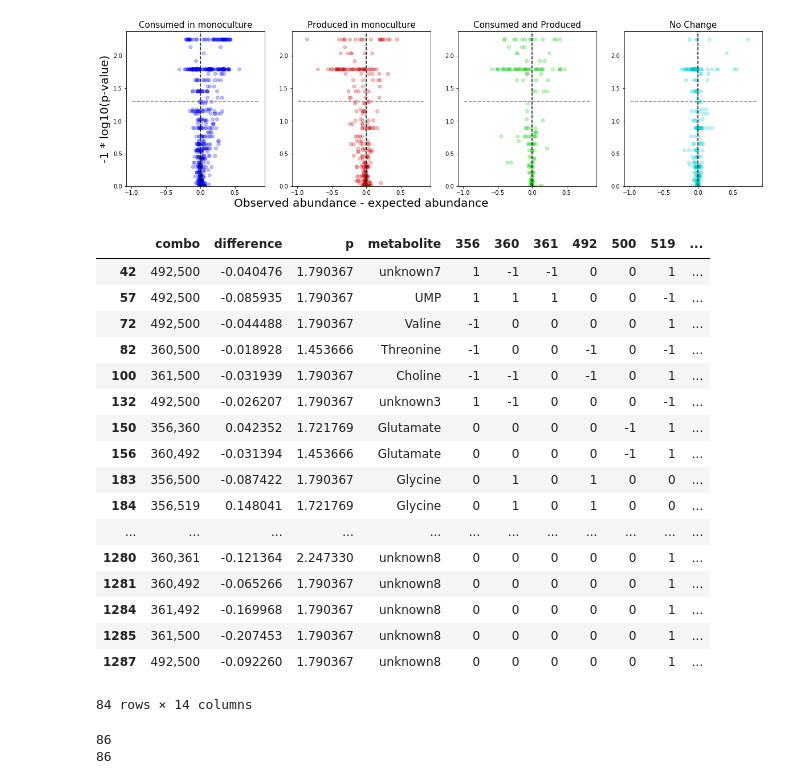
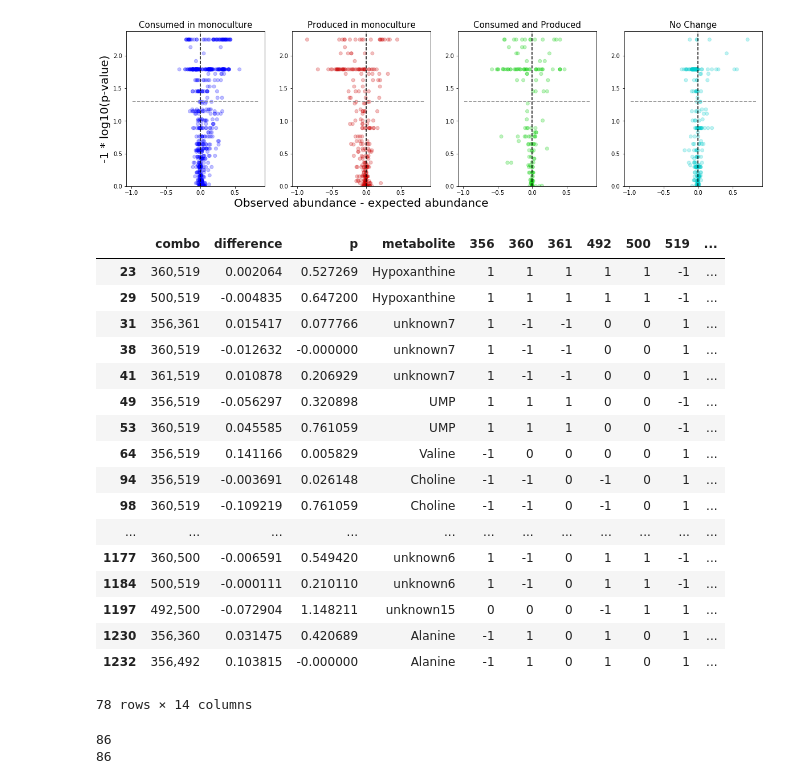
Before and after one commit to gregmedlock/asf_interactions, a Jupyter notebook: bin/CRAM_triangles_volcanoes.ipynb, the cells around one changed output. Cells and saved outputs as stored; diff of their text form; code cells hidden in the pictures.

```diff
--- a/bin/CRAM_triangles_volcanoes.ipynb
+++ b/bin/CRAM_triangles_volcanoes.ipynb
@@ -461,25 +462,25 @@ Plotting all combinations
 1290
 [figure]
 # %%
-summary_frame.loc[(summary_frame['change_code'] == 'no_change') & (summary_frame['p'] > 1.3)]
+summary_frame.loc[(summary_frame['change_code'] == 'consumed_and_produced') & (summary_frame['p'] < 1.3)]
 # %% [output]
 |  | combo | difference | p | metabolite | 356 | 360 | 361 | 492 | 500 | 519 | ... |
-| 42 | 492,500 | -0.040476 | 1.790367 | unknown7 | 1 | -1 | -1 | 0 | 0 | 1 | ... |
-| 57 | 492,500 | -0.085935 | 1.790367 | UMP | 1 | 1 | 1 | 0 | 0 | -1 | ... |
-| 72 | 492,500 | -0.044488 | 1.790367 | Valine | -1 | 0 | 0 | 0 | 0 | 1 | ... |
-| 82 | 360,500 | -0.018928 | 1.453666 | Threonine | -1 | 0 | 0 | -1 | 0 | -1 | ... |
-| 100 | 361,500 | -0.031939 | 1.790367 | Choline | -1 | -1 | 0 | -1 | 0 | 1 | ... |
-| 132 | 492,500 | -0.026207 | 1.790367 | unknown3 | 1 | -1 | 0 | 0 | 0 | -1 | ... |
-| 150 | 356,360 | 0.042352 | 1.721769 | Glutamate | 0 | 0 | 0 | 0 | -1 | 1 | ... |
-| 156 | 360,492 | -0.031394 | 1.453666 | Glutamate | 0 | 0 | 0 | 0 | -1 | 1 | ... |
-| 183 | 356,500 | -0.087422 | 1.790367 | Glycine | 0 | 1 | 0 | 1 | 0 | 0 | ... |
-| 184 | 356,519 | 0.148041 | 1.721769 | Glycine | 0 | 1 | 0 | 1 | 0 | 0 | ... |
+| 23 | 360,519 | 0.002064 | 0.527269 | Hypoxanthine | 1 | 1 | 1 | 1 | 1 | -1 | ... |
+| 29 | 500,519 | -0.004835 | 0.647200 | Hypoxanthine | 1 | 1 | 1 | 1 | 1 | -1 | ... |
+| 31 | 356,361 | 0.015417 | 0.077766 | unknown7 | 1 | -1 | -1 | 0 | 0 | 1 | ... |
+| 38 | 360,519 | -0.012632 | -0.000000 | unknown7 | 1 | -1 | -1 | 0 | 0 | 1 | ... |
+| 41 | 361,519 | 0.010878 | 0.206929 | unknown7 | 1 | -1 | -1 | 0 | 0 | 1 | ... |
+| 49 | 356,519 | -0.056297 | 0.320898 | UMP | 1 | 1 | 1 | 0 | 0 | -1 | ... |
+| 53 | 360,519 | 0.045585 | 0.761059 | UMP | 1 | 1 | 1 | 0 | 0 | -1 | ... |
+| 64 | 356,519 | 0.141166 | 0.005829 | Valine | -1 | 0 | 0 | 0 | 0 | 1 | ... |
+| 94 | 356,519 | -0.003691 | 0.026148 | Choline | -1 | -1 | 0 | -1 | 0 | 1 | ... |
+| 98 | 360,519 | -0.109219 | 0.761059 | Choline | -1 | -1 | 0 | -1 | 0 | 1 | ... |
 | ... | ... | ... | ... | ... | ... | ... | ... | ... | ... | ... | ... |
-| 1280 | 360,361 | -0.121364 | 2.247330 | unknown8 | 0 | 0 | 0 | 0 | 0 | 1 | ... |
-| 1281 | 360,492 | -0.065266 | 1.790367 | unknown8 | 0 | 0 | 0 | 0 | 0 | 1 | ... |
-| 1284 | 361,492 | -0.169968 | 1.790367 | unknown8 | 0 | 0 | 0 | 0 | 0 | 1 | ... |
-| 1285 | 361,500 | -0.207453 | 1.790367 | unknown8 | 0 | 0 | 0 | 0 | 0 | 1 | ... |
-| 1287 | 492,500 | -0.092260 | 1.790367 | unknown8 | 0 | 0 | 0 | 0 | 0 | 1 | ... |
+| 1177 | 360,500 | -0.006591 | 0.549420 | unknown6 | 1 | -1 | 0 | 1 | 1 | -1 | ... |
+| 1184 | 500,519 | -0.000111 | 0.210110 | unknown6 | 1 | -1 | 0 | 1 | 1 | -1 | ... |
+| 1197 | 492,500 | -0.072904 | 1.148211 | unknown15 | 0 | 0 | 0 | -1 | 1 | 1 | ... |
+| 1230 | 356,360 | 0.031475 | 0.420689 | Alanine | -1 | 1 | 0 | 1 | 0 | 1 | ... |
+| 1232 | 356,492 | 0.103815 | -0.000000 | Alanine | -1 | 1 | 0 | 1 | 0 | 1 | ... |
-84 rows × 14 columns
+78 rows × 14 columns
 # %%
 summary_frame = plot_volcanoes(volcano_data_logged,combo='356,519',summary_frame=True)
```
Also changed, not shown: parts of 8 cells of this notebook, 3 other files.
